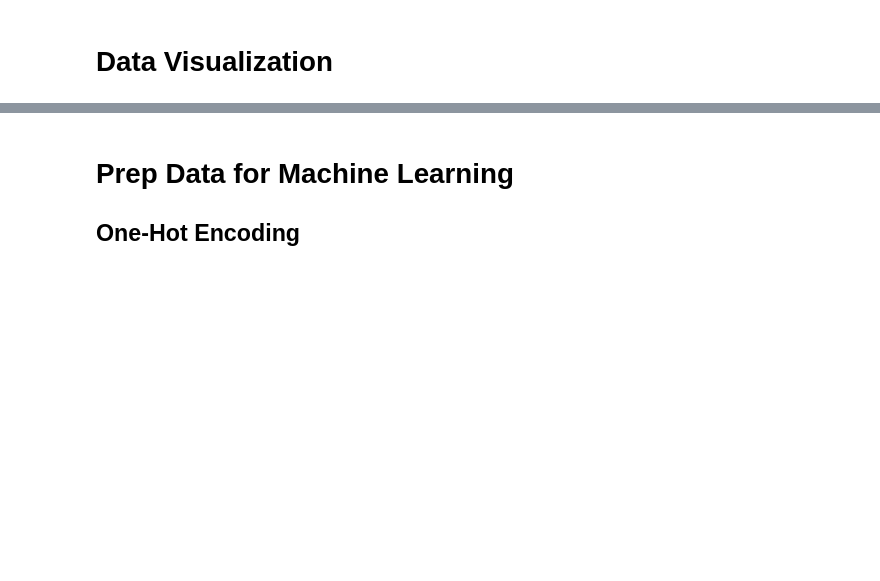
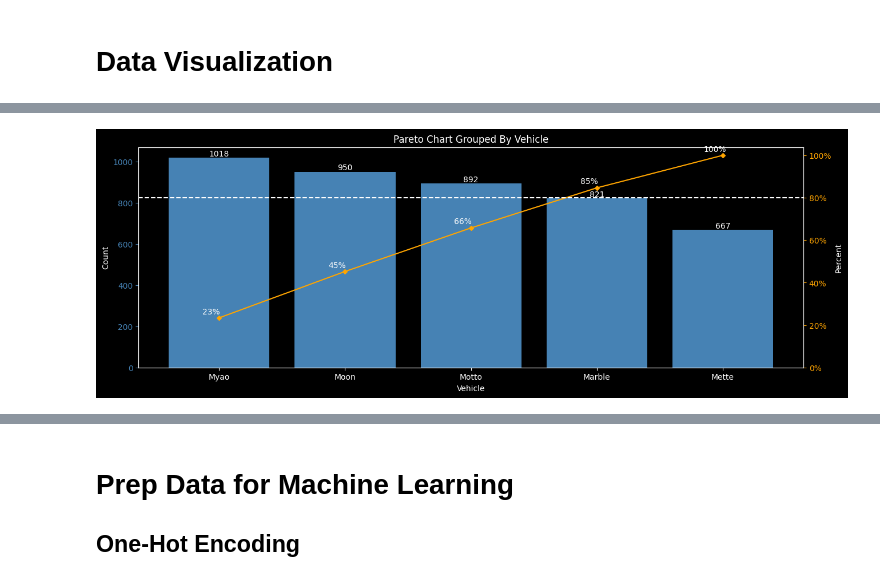
Before and after one commit to jrosilam/MayMobility_TakeHome, a Jupyter notebook: takehome_test.ipynb, the cells around one changed output, grey strips where cells are left out. Drawn from its saved outputs; the diff is of its cells as text; code cells hidden in the pictures; blank space fills up the shorter version.

```diff
--- a/takehome_test.ipynb
+++ b/takehome_test.ipynb
@@ -716,0 +781,5 @@ plt.show()
+# %%
+df_grouped = group_count(ridership_df_clean,"vehicle")
+pareto_chart(df_grouped)
+# %% [output]
+[figure, added]
```
Also changed, not shown: parts of 6 cells of this notebook.
